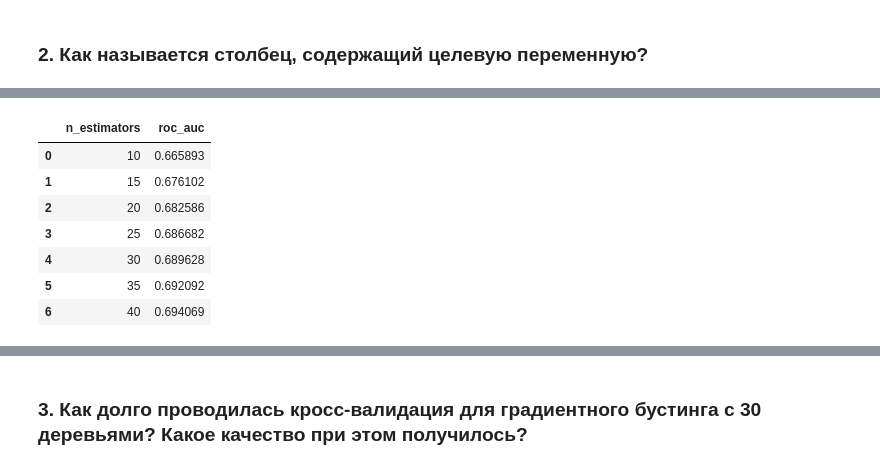
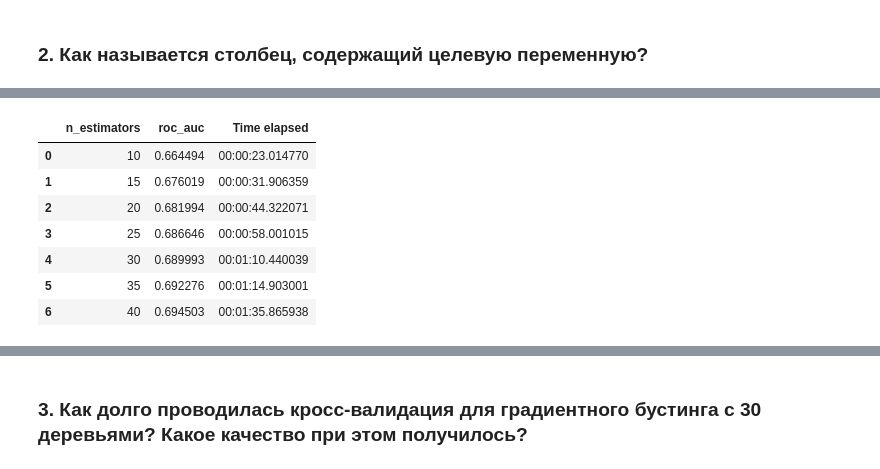
Before and after one commit to dskozlov/coursera, a Jupyter notebook: Introduction to machinelearning/Week 7/Final Task Dota.ipynb, the cells around one changed output, grey strips where cells are left out. Saved outputs shown, nothing was run; the diff lists cells and outputs as text; code cells hidden in the pictures.

```diff
--- a/Introduction to machinelearning/Week 7/Final Task Dota.ipynb
+++ b/Introduction to machinelearning/Week 7/Final Task Dota.ipynb
@@ -70,6 +69,8 @@ for n in n_estimators:
 
     start_time = datetime.datetime.now()
     result = cross_val_score(estimator = grad_boosting,cv = 5,  X = X, y = y, scoring = 'roc_auc')
-    results.append([n,result.mean()])
-    print ('Time elapsed:', datetime.datetime.now() - start_time)
+    results.append([n,result.mean(),datetime.datetime.now() - start_time])
+    results_df = pd.DataFrame(results, columns=['n_estimators','roc_auc','Time elapsed'])
+
+results_df
 # %% [output]
@@ -83,13 +77,9 @@ Time elapsed: 0:01:24.784190
+|  | n_estimators | roc_auc | Time elapsed |
+| 0 | 10 | 0.664494 | 00:00:23.014770 |
+| 1 | 15 | 0.676019 | 00:00:31.906359 |
+| 2 | 20 | 0.681994 | 00:00:44.322071 |
+| 3 | 25 | 0.686646 | 00:00:58.001015 |
+| 4 | 30 | 0.689993 | 00:01:10.440039 |
+| 5 | 35 | 0.692276 | 00:01:14.903001 |
+| 6 | 40 | 0.694503 | 00:01:35.865938 |
-# %%
-res=pd.DataFrame(results, columns=['n_estimators','roc_auc'])
-res
-# %% [output]
-|  | n_estimators | roc_auc |
-| 0 | 10 | 0.665893 |
-| 1 | 15 | 0.676102 |
-| 2 | 20 | 0.682586 |
-| 3 | 25 | 0.686682 |
-| 4 | 30 | 0.689628 |
-| 5 | 35 | 0.692092 |
-| 6 | 40 | 0.694069 |
 # %%
```
Also changed, not shown: parts of 27 cells of this notebook, 1 other file.
